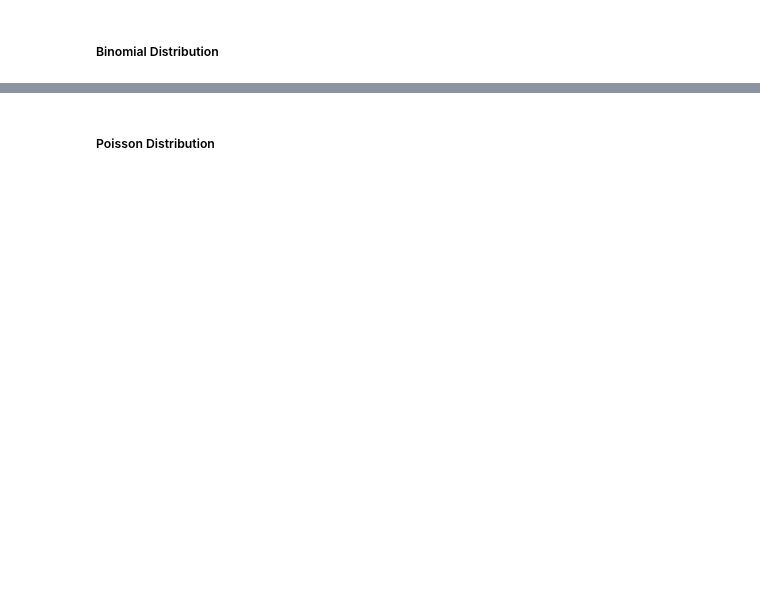
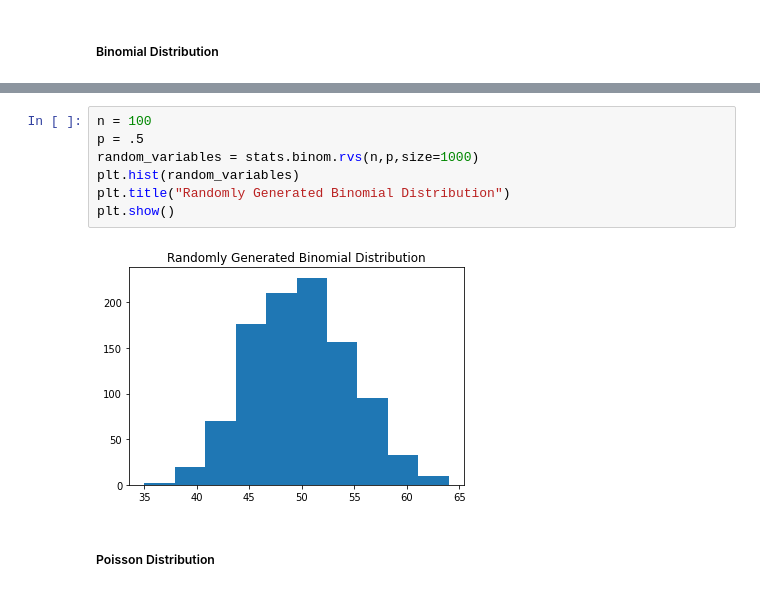
Before and after one commit to dkoense17/day11-12, a Jupyter notebook: Statistics Workbook.ipynb, the cells around one changed output, grey strips where cells are left out. Cells and saved outputs as stored; diff of their text form; blank space fills up the shorter version.

```diff
--- a/Statistics Workbook.ipynb
+++ b/Statistics Workbook.ipynb
@@ -137,2 +150,11 @@ plt.show()
+# %%
+n = 100
+p = .5
+random_variables = stats.binom.rvs(n,p,size=1000)
+plt.hist(random_variables)
+plt.title("Randomly Generated Binomial Distribution")
+plt.show()
+# %% [output]
+[figure, added]
 # %% [markdown]
 ##### Poisson Distribution
```
Also changed, not shown: parts of 38 cells of this notebook.
